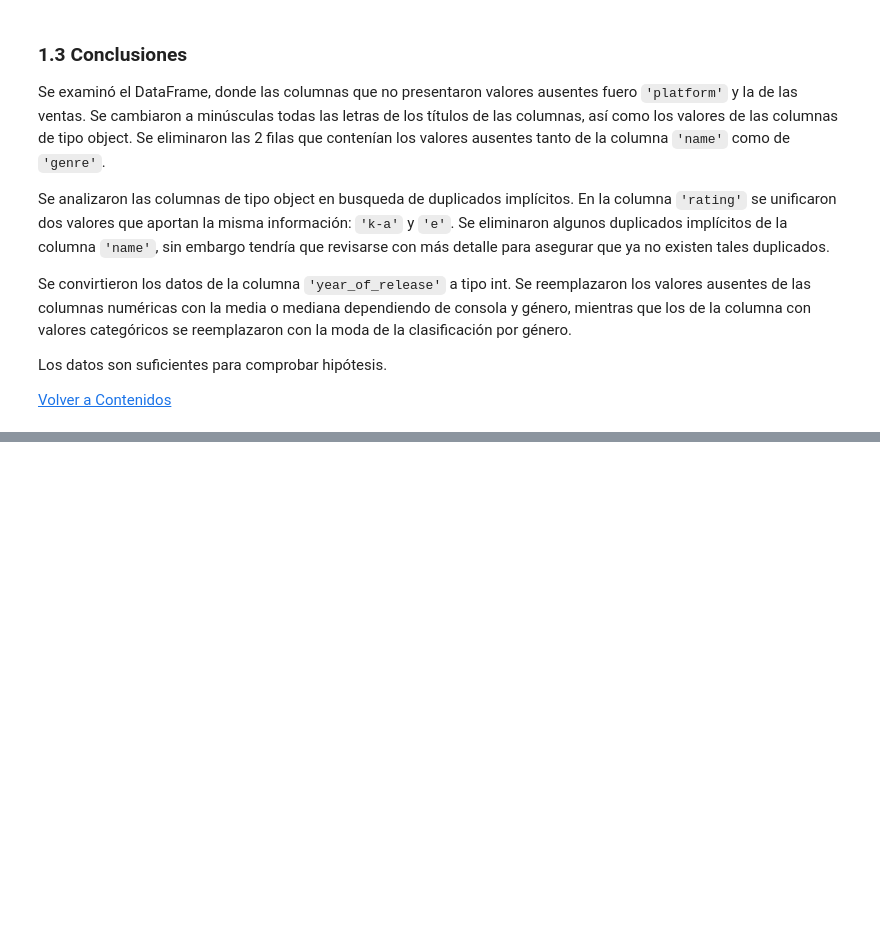
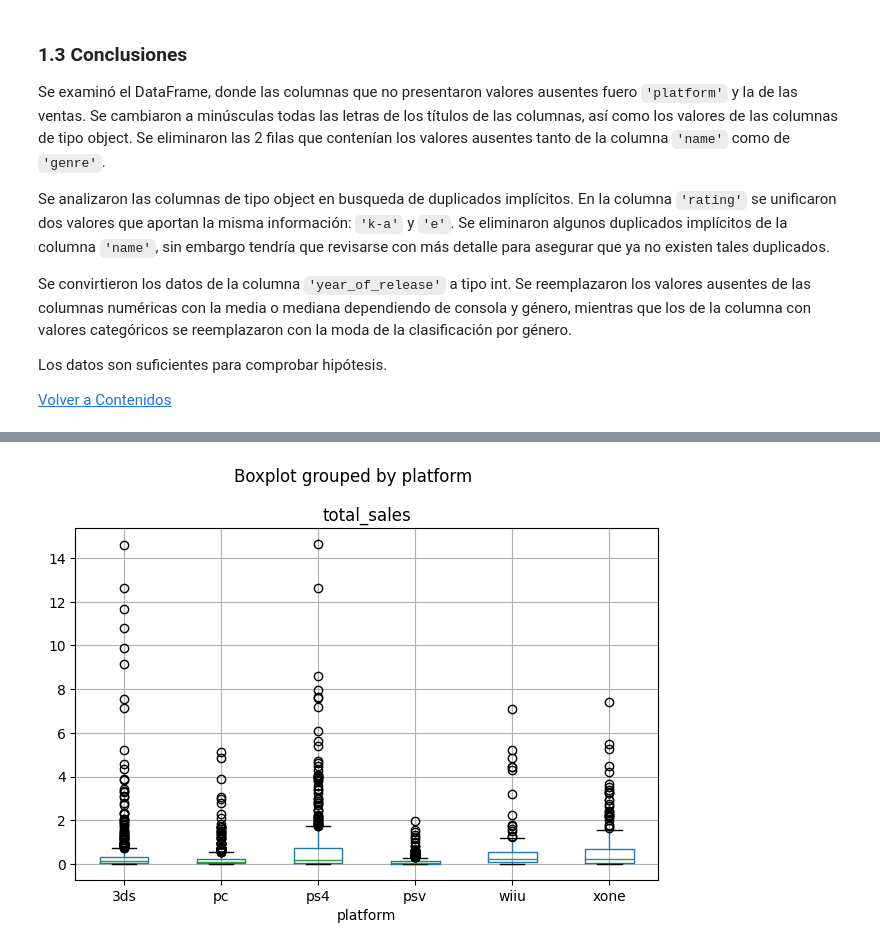
Before and after one commit to MonicaDeN/Bootcamp_Practicum, a Jupyter notebook: Proyecto_5/games.ipynb, the cells around one changed output, grey strips where cells are left out. Drawn from its saved outputs; the diff is of its cells as text; code cells hidden in the pictures; blank space fills up the shorter version.

```diff
--- a/Proyecto_5/games.ipynb
+++ b/Proyecto_5/games.ipynb
@@ -1386,0 +1496,7 @@ Los datos son suficientes para comprobar hipótesis.
+# %%
+sales_platform = df_2010.query('platform == "3ds" or platform == "psv" or platform == "ps4" or platform == "xone" or platform == "pc" or platform == "wiiu"')
+
+sales_platform.boxplot(column='total_sales', by='platform')
+plt.tight_layout()
+# %% [output]
+[figure, added]
```
Also changed, not shown: parts of 64 cells of this notebook.
